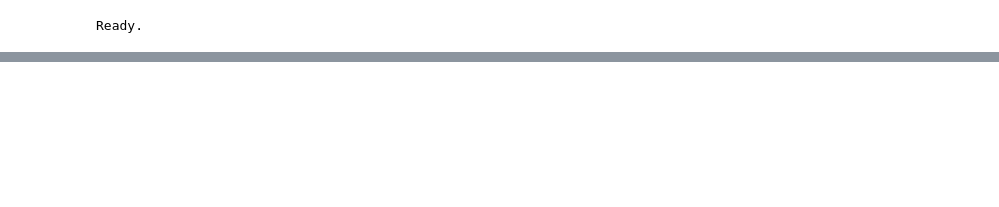
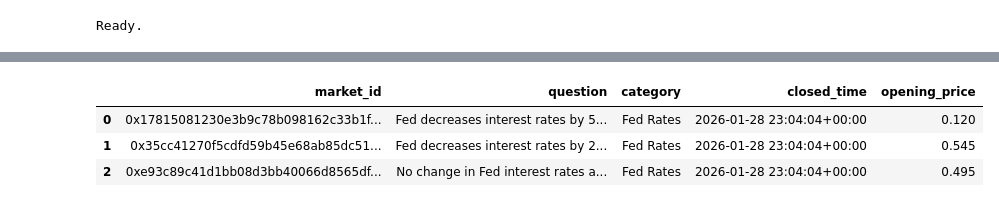
Before and after one commit to corbettbw/prediction-market-insider, a Jupyter notebook: notebooks/01_data_collection.ipynb, the cells around one changed output, grey strips where cells are left out. Saved outputs shown, nothing was run; the diff lists cells and outputs as text; code cells hidden in the pictures; blank space fills up the shorter version.

```diff
--- a/notebooks/01_data_collection.ipynb
+++ b/notebooks/01_data_collection.ipynb
@@ -528,0 +334,65 @@ Kalshi price date range:
+# %%
+# Cell 6 — Comprehensive Pipeline Sanity Check
+import pandas as pd
+import numpy as np
+
+# 1. Load the saved Parquet file
+data_path = "../data/raw/markets_polymarket.parquet"
+try:
+    check_df = pd.read_parquet(data_path)
+    print(f"✅ File loaded successfully. Total records to analyze: {len(check_df)}\n")
+except Exception as e:
+    print(f"❌ Critical Failure: Could not load Parquet file. Error: {e}")
+    check_df = pd.DataFrame()
+
+if not check_df.empty:
+    print("=" * 50)
+    print("        DATA INTEGRITY METRICS & AUDIT        ")
+    print("=" * 50)
+
+    # Check A: Missing Data and Price Pull Success Rates
+    total = len(check_df)
+    missing_prices = check_df['opening_price'].isna().sum()
+    missing_tokens = check_df['token_ids'].apply(lambda x: len(x) == 0 if isinstance(x, (list, np.ndarray)) else True).sum()
+
+    print(f"📊 Extraction Coverage:")
+    print(f"• Opening Prices Successfully Captured: {total - missing_prices}/{total} ({(total - missing_prices)/total:.1%})")
+    print(f"• Markets Missing CLOB Token IDs:      {missing_tokens}/{total} ({missing_tokens/total:.1%})")
+
+    # Check B: Strict Date Window Compliance Check
+    # (Checking if data strictly matches your June 1, 2025 to March 1, 2026 window)
+    start_bound = pd.to_datetime("2025-06-01", utc=True)
+    end_bound = pd.to_datetime("2026-03-01 23:59:59", utc=True)
+
+    out_of_bounds_early = (check_df['closed_time'] < start_bound).sum()
+    out_of_bounds_late = (check_df['closed_time'] > end_bound).sum()
+
+    print(f"\n⏳ Chronological Bounding Verification:")
+    print(f"• Earliest Market 'closed_time' found:  {check_df['closed_time'].min()}")
+    print(f"• Latest Market 'closed_time' found:    {check_df['closed_time'].max()}")
+    if out_of_bounds_early > 0 or out_of_bounds_late > 0:
+        print(f"⚠️  Warning: {out_of_bounds_early} markets closed before June 2025. {out_of_bounds_late} closed after March 1, 2026.")
+    else:
+        print(f"• Strict Time Frame Compliance:        Passed (All rows inside target window)")
+
+    # Check C: Sports Leakage Audit
+    # Scan remaining questions for hidden sports terms that escaped Cell 3 or Cell 4
+    audit_sports_words = ["vs", "match", "game", "team", "points", "win", "playoffs", "score"]
+    sports_regex = "|".join(audit_sports_words)
+    suspected_sports = check_df['question'].str.lower().str.contains(sports_regex, na=False).sum()
+
+    print(f"\n🛡️  Anti-Sports Leakage Audit:")
+    print(f"• Markets explicitly labeled 'Sports':  {len(check_df[check_df['category'] == 'Sports'])}")
+    print(f"• Markets with suspected sports terms: {suspected_sports}/{total}")
+    if suspected_sports > 0:
+        print("💡 Review sample flagged questions below to verify they are non-sports (e.g. politics or tech 'games').")
+
+    # Check D: Sample Review Panel
+    print("\n" + "=" * 50)
+    print("          DATAFRAME STRUCTURAL SNAPSHOT          ")
+    print("=" * 50)
+    display_cols = ['market_id', 'question', 'category', 'closed_time', 'opening_price']
+    # Safely print whatever valid columns exist out of the requested checklist
+    existing_cols = [c for c in display_cols if c in check_df.columns]
+    display(check_df[existing_cols].head(3))
+# %% [output]
@@ -528,0 +416,4 @@ Kalshi price date range:
+|  | market_id | question | category | closed_time | opening_price |
+| 0 | 0x17815081230e3b9c78b098162c33b1f... | Fed decreases interest rates by 5... | Fed Rates | 2026-01-28 23:04:04+00:00 | 0.120 |
+| 1 | 0x35cc41270f5cdfd59b45e68ab85dc51... | Fed decreases interest rates by 2... | Fed Rates | 2026-01-28 23:04:04+00:00 | 0.545 |
+| 2 | 0xe93c89c41d1bb08d3bb40066d8565df... | No change in Fed interest rates a... | Fed Rates | 2026-01-28 23:04:04+00:00 | 0.495 |
```
Also changed, not shown: parts of 14 cells of this notebook, 2 other files.
